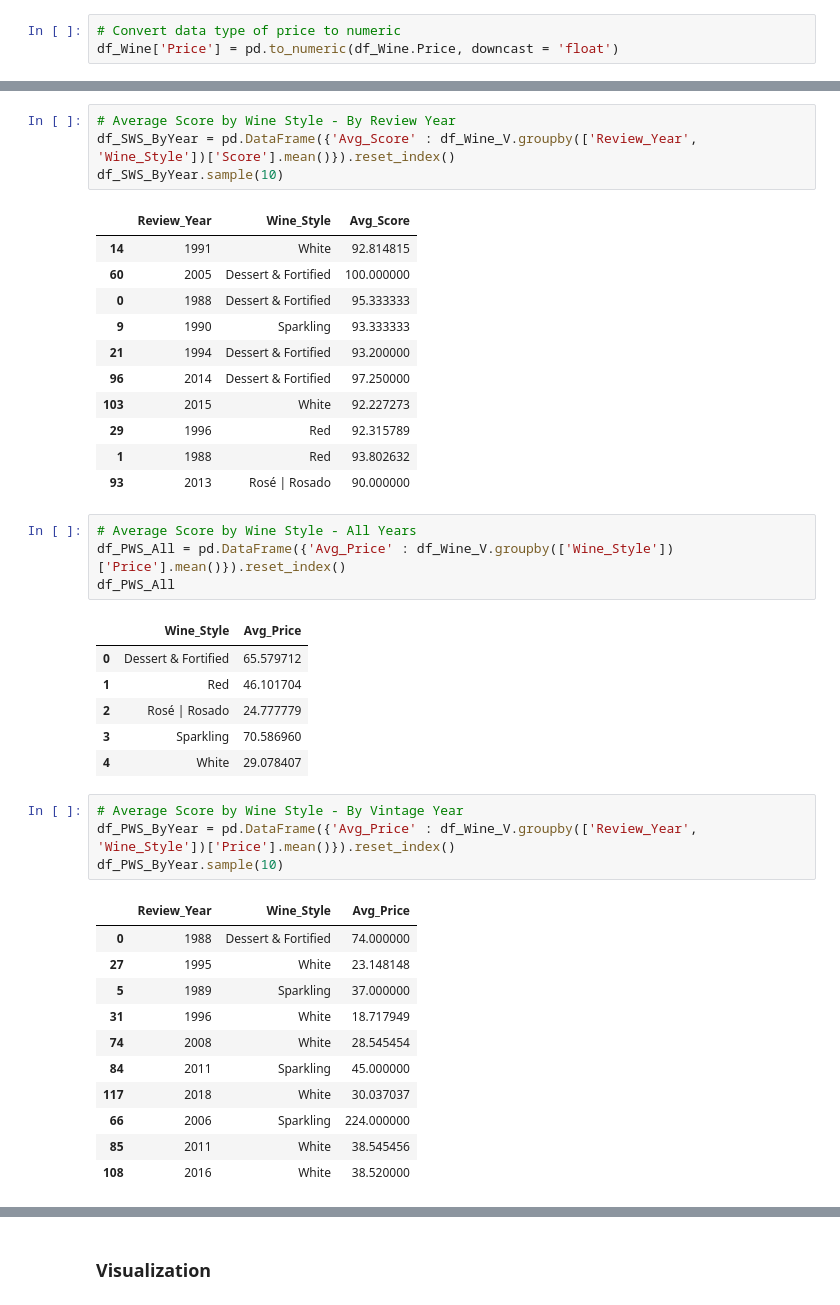
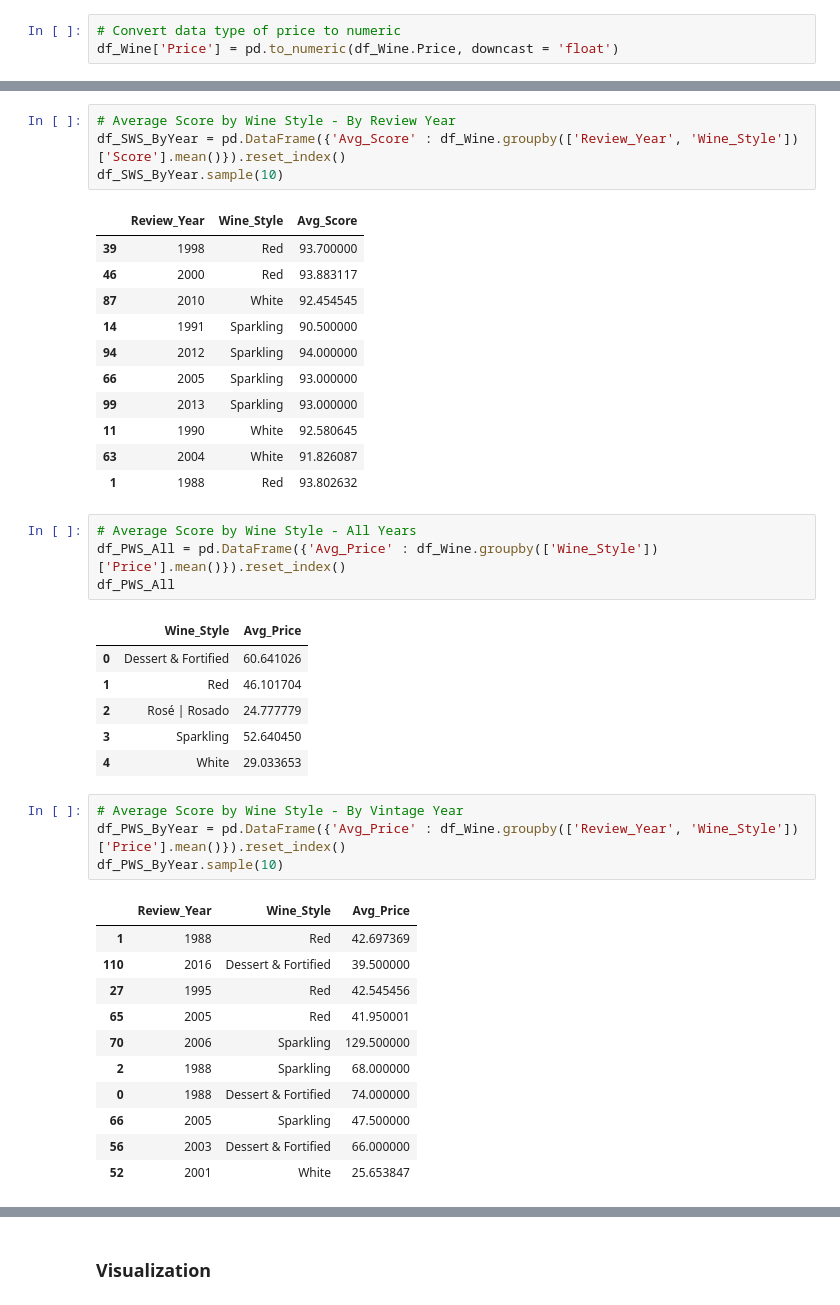
Before and after one commit to ewotawa/top_100_wines_2020, a Jupyter notebook: Top100Wine_Data_Exploration_Price_Score.ipynb, the cells around one changed output, grey strips where cells are left out. Drawn from its saved outputs; the diff is of its cells as text.

```diff
--- a/Top100Wine_Data_Exploration_Price_Score.ipynb
+++ b/Top100Wine_Data_Exploration_Price_Score.ipynb
@@ -158,45 +156,45 @@ df_SWS_All
 # %%
 # Average Score by Wine Style - By Review Year
-df_SWS_ByYear = pd.DataFrame({'Avg_Score' : df_Wine_V.groupby(['Review_Year', 'Wine_Style'])['Score'].mean()}).reset_index()
+df_SWS_ByYear = pd.DataFrame({'Avg_Score' : df_Wine.groupby(['Review_Year', 'Wine_Style'])['Score'].mean()}).reset_index()
 df_SWS_ByYear.sample(10)
 # %% [output]
 |  | Review_Year | Wine_Style | Avg_Score |
-| 14 | 1991 | White | 92.814815 |
-| 60 | 2005 | Dessert & Fortified | 100.000000 |
-| 0 | 1988 | Dessert & Fortified | 95.333333 |
-| 9 | 1990 | Sparkling | 93.333333 |
-| 21 | 1994 | Dessert & Fortified | 93.200000 |
-| 96 | 2014 | Dessert & Fortified | 97.250000 |
-| 103 | 2015 | White | 92.227273 |
-| 29 | 1996 | Red | 92.315789 |
+| 39 | 1998 | Red | 93.700000 |
+| 46 | 2000 | Red | 93.883117 |
+| 87 | 2010 | White | 92.454545 |
+| 14 | 1991 | Sparkling | 90.500000 |
+| 94 | 2012 | Sparkling | 94.000000 |
+| 66 | 2005 | Sparkling | 93.000000 |
+| 99 | 2013 | Sparkling | 93.000000 |
+| 11 | 1990 | White | 92.580645 |
+| 63 | 2004 | White | 91.826087 |
 | 1 | 1988 | Red | 93.802632 |
-| 93 | 2013 | Rosé | Rosado | 90.000000 |
 # %%
 # Average Score by Wine Style - All Years
-df_PWS_All = pd.DataFrame({'Avg_Price' : df_Wine_V.groupby(['Wine_Style'])['Price'].mean()}).reset_index()
+df_PWS_All = pd.DataFrame({'Avg_Price' : df_Wine.groupby(['Wine_Style'])['Price'].mean()}).reset_index()
 df_PWS_All
 # %% [output]
 |  | Wine_Style | Avg_Price |
-| 0 | Dessert & Fortified | 65.579712 |
+| 0 | Dessert & Fortified | 60.641026 |
 | 1 | Red | 46.101704 |
 | 2 | Rosé | Rosado | 24.777779 |
-| 3 | Sparkling | 70.586960 |
-| 4 | White | 29.078407 |
+| 3 | Sparkling | 52.640450 |
+| 4 | White | 29.033653 |
 # %%
 # Average Score by Wine Style - By Vintage Year
-df_PWS_ByYear = pd.DataFrame({'Avg_Price' : df_Wine_V.groupby(['Review_Year', 'Wine_Style'])['Price'].mean()}).reset_index()
+df_PWS_ByYear = pd.DataFrame({'Avg_Price' : df_Wine.groupby(['Review_Year', 'Wine_Style'])['Price'].mean()}).reset_index()
 df_PWS_ByYear.sample(10)
 # %% [output]
 |  | Review_Year | Wine_Style | Avg_Price |
+| 1 | 1988 | Red | 42.697369 |
+| 110 | 2016 | Dessert & Fortified | 39.500000 |
+| 27 | 1995 | Red | 42.545456 |
+| 65 | 2005 | Red | 41.950001 |
+| 70 | 2006 | Sparkling | 129.500000 |
+| 2 | 1988 | Sparkling | 68.000000 |
 | 0 | 1988 | Dessert & Fortified | 74.000000 |
-| 27 | 1995 | White | 23.148148 |
-| 5 | 1989 | Sparkling | 37.000000 |
-| 31 | 1996 | White | 18.717949 |
-| 74 | 2008 | White | 28.545454 |
-| 84 | 2011 | Sparkling | 45.000000 |
-| 117 | 2018 | White | 30.037037 |
-| 66 | 2006 | Sparkling | 224.000000 |
-| 85 | 2011 | White | 38.545456 |
-| 108 | 2016 | White | 38.520000 |
+| 66 | 2005 | Sparkling | 47.500000 |
+| 56 | 2003 | Dessert & Fortified | 66.000000 |
+| 52 | 2001 | White | 25.653847 |
 # %%
 # Average Score by Address - All Years
```
Also changed, not shown: parts of 15 cells of this notebook, 7 other files.
